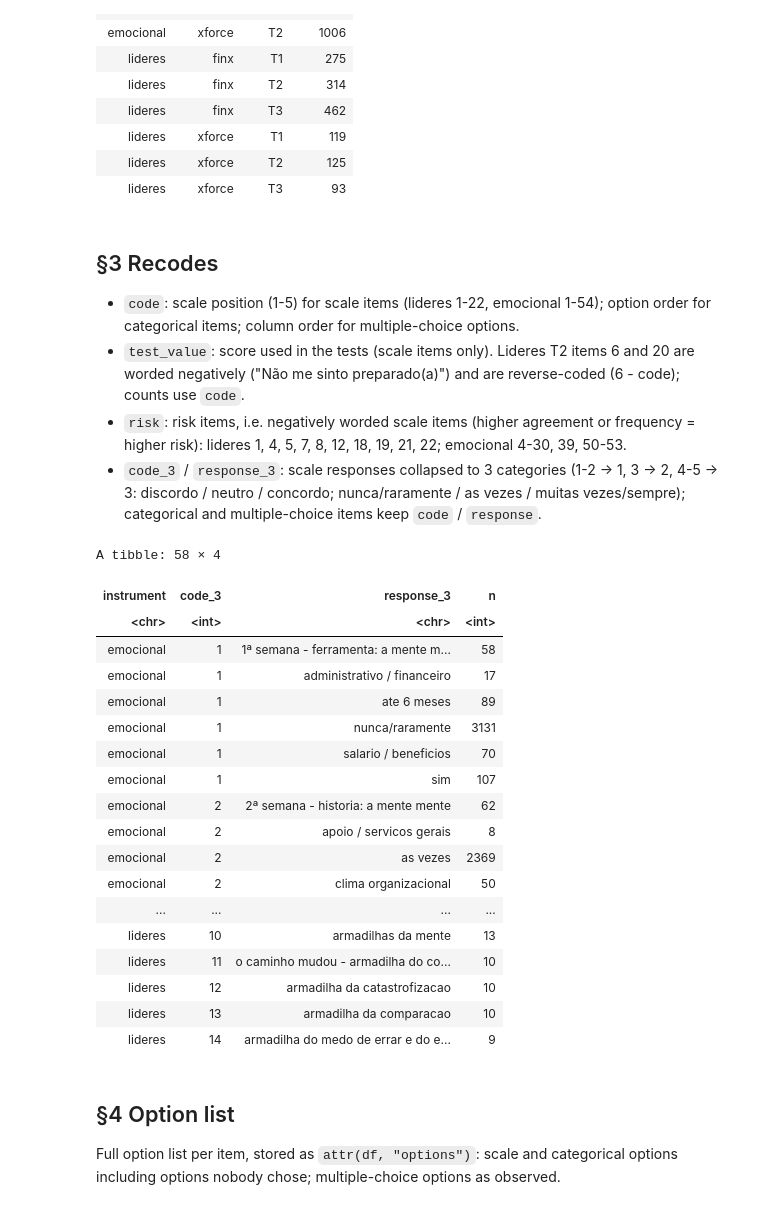
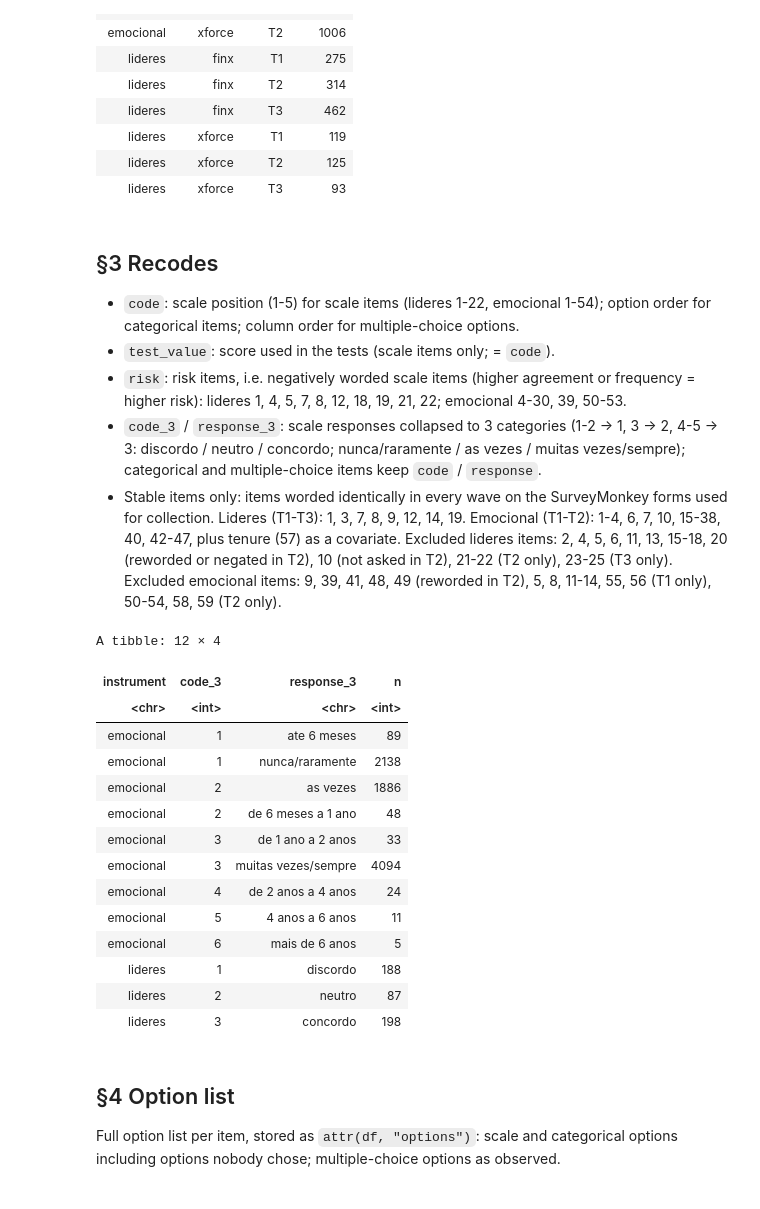
Before and after one commit to anovabr/AGEM-Time-Series, a Jupyter notebook: Processing and analysis/Command files/DP - Time series.ipynb, the cells around one changed output. Saved outputs shown, nothing was run; the diff lists cells and outputs as text; code cells hidden in the pictures.

```diff
--- a/Processing and analysis/Command files/DP - Time series.ipynb
+++ b/Processing and analysis/Command files/DP - Time series.ipynb
@@ -109,9 +109,12 @@ A tibble: 10 × 4
 ## §3 Recodes
 
 - `code`: scale position (1-5) for scale items (lideres 1-22, emocional 1-54); option order for categorical items; column order for multiple-choice options.
-- `test_value`: score used in the tests (scale items only). Lideres T2 items 6 and 20 are worded negatively ("Não me sinto preparado(a)") and are reverse-coded (6 - code); counts use `code`.
+- `test_value`: score used in the tests (scale items only; = `code`).
 - `risk`: risk items, i.e. negatively worded scale items (higher agreement or frequency = higher risk): lideres 1, 4, 5, 7, 8, 12, 18, 19, 21, 22; emocional 4-30, 39, 50-53.
 - `code_3` / `response_3`: scale responses collapsed to 3 categories (1-2 -> 1, 3 -> 2, 4-5 -> 3: discordo / neutro / concordo; nunca/raramente / as vezes / muitas vezes/sempre); categorical and multiple-choice items keep `code` / `response`.
+- Stable items only: items worded identically in every wave on the SurveyMonkey forms used for collection. Lideres (T1-T3): 1, 3, 7, 8, 9, 12, 14, 19. Emocional (T1-T2): 1-4, 6, 7, 10, 15-38, 40, 42-47, plus tenure (57) as a covariate.
+  Excluded lideres items: 2, 4, 5, 6, 11, 13, 15-18, 20 (reworded or negated in T2), 10 (not asked in T2), 21-22 (T2 only), 23-25 (T3 only).
+  Excluded emocional items: 9, 39, 41, 48, 49 (reworded in T2), 5, 8, 11-14, 55, 56 (T1 only), 50-54, 58, 59 (T2 only).
 # %%
 likert <- list(lideres = c("discordo totalmente", "discordo parcialmente", "nem concordo nem discordo", "concordo parcialmente", "concordo totalmente"),
                emocional = c("nunca", "raramente", "as vezes", "muitas vezes", "sempre"))
@@ -120,52 +123,49 @@ categories <- list("lideres 23" = c("administrativo", "comercial/vendas", "finan
                                     "tecnologia/informatica", "outro (especifique)"),
                    "lideres 24" = c("menos de 3 meses", "de 3 a 6 meses", "de 6 meses a 1 ano", "de 1 a 3 anos", "de 3 a 5 anos", "mais de 5 anos"),
                    "emocional 56" = c("sim", "nao"),
                    "emocional 57" = c("ate 6 meses", "de 6 meses a 1 ano", "de 1 ano a 2 anos", "de 2 anos a 4 anos", "4 anos a 6 anos", "mais de 6 anos"),
                    "emocional 58" = c("administrativo / financeiro", "apoio / servicos gerais", "comercial / atendimento", "operacional / producao"))
 
 # adds code_3 / response_3 (scale responses collapsed to 3 categories); categorical and multiple-choice items keep code / response
 collapse_3 <- \(x) x |>
   mutate(code_3 = if_else(item <= likert_max[instrument], c(1L, 1L, 2L, 3L, 3L)[code], code),
          response_3 = if_else(item <= likert_max[instrument],
                               case_match(response,
                                          c("discordo totalmente", "discordo parcialmente") ~ "discordo", "nem concordo nem discordo" ~ "neutro",
                                          c("concordo parcialmente", "concordo totalmente") ~ "concordo",
                                          c("nunca", "raramente") ~ "nunca/raramente", "as vezes" ~ "as vezes", c("muitas vezes", "sempre") ~ "muitas vezes/sempre"),
                               response))
 
 df <- df |>
   mutate(code = case_when(item <= likert_max[instrument] ~ map2_int(response, instrument, \(r, i) match(r, likert[[i]])),
                           paste(instrument, item) %in% names(categories) ~ map2_int(response, paste(instrument, item), \(r, k) match(r, categories[[k]])),
                           .default = as.integer(position)),
          test_value = if_else(item <= likert_max[instrument], code, NA),
-         test_value = if_else(instrument == "lideres" & wave == "T2" & item %in% c(6, 20), 6L - test_value, test_value),
          risk = if_else(instrument == "lideres", item %in% c(1, 4, 5, 7, 8, 12, 18, 19, 21, 22), item %in% c(4:30, 39, 50:53))) |>
   collapse_3() |>
-  select(-position)
+  select(-position) |>
+  # stable items only (identical wording in every wave); emocional 57 = tenure, kept as covariate
+  filter(if_else(instrument == "lideres", item %in% c(1, 3, 7, 8, 9, 12, 14, 19), item %in% c(1:4, 6, 7, 10, 15:38, 40, 42:47, 57)))
 
 stopifnot(!anyNA(df$code), !anyNA(df$response_3))   # every answer matched a known option
 
 df |> count(instrument, code_3, response_3)
 # %% [output]
-A tibble: 58 × 4
+A tibble: 12 × 4
 | instrument | code_3 | response_3 | n |
 | <chr> | <int> | <chr> | <int> |
-| emocional | 1 | 1ª semana - ferramenta: a mente m... | 58 |
-| emocional | 1 | administrativo / financeiro | 17 |
 | emocional | 1 | ate 6 meses | 89 |
-| emocional | 1 | nunca/raramente | 3131 |
-| emocional | 1 | salario / beneficios | 70 |
-| emocional | 1 | sim | 107 |
-| emocional | 2 | 2ª semana - historia: a mente mente | 62 |
-| emocional | 2 | apoio / servicos gerais | 8 |
-| emocional | 2 | as vezes | 2369 |
-| emocional | 2 | clima organizacional | 50 |
-| ... | ... | ... | ... |
-| lideres | 10 | armadilhas da mente | 13 |
-| lideres | 11 | o caminho mudou - armadilha do co... | 10 |
-| lideres | 12 | armadilha da catastrofizacao | 10 |
-| lideres | 13 | armadilha da comparacao | 10 |
-| lideres | 14 | armadilha do medo de errar e do e... | 9 |
+| emocional | 1 | nunca/raramente | 2138 |
+| emocional | 2 | as vezes | 1886 |
+| emocional | 2 | de 6 meses a 1 ano | 48 |
+| emocional | 3 | de 1 ano a 2 anos | 33 |
+| emocional | 3 | muitas vezes/sempre | 4094 |
+| emocional | 4 | de 2 anos a 4 anos | 24 |
+| emocional | 5 | 4 anos a 6 anos | 11 |
+| emocional | 6 | mais de 6 anos | 5 |
+| lideres | 1 | discordo | 188 |
+| lideres | 2 | neutro | 87 |
+| lideres | 3 | concordo | 198 |
 # %% [markdown]
 ## §4 Option list
 
```
Also changed, not shown: parts of 1 cell of this notebook, 3 other files.
